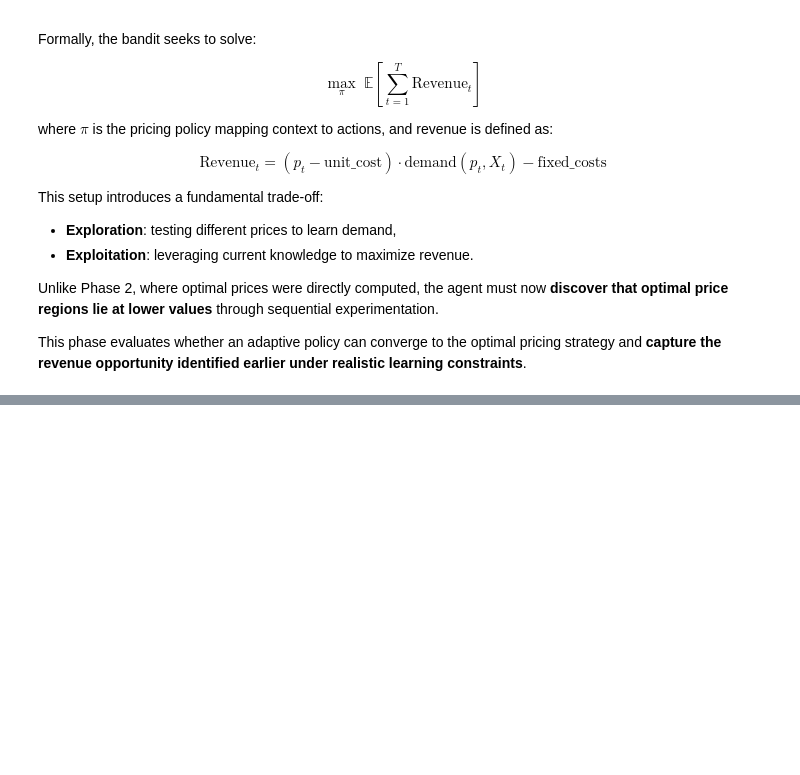
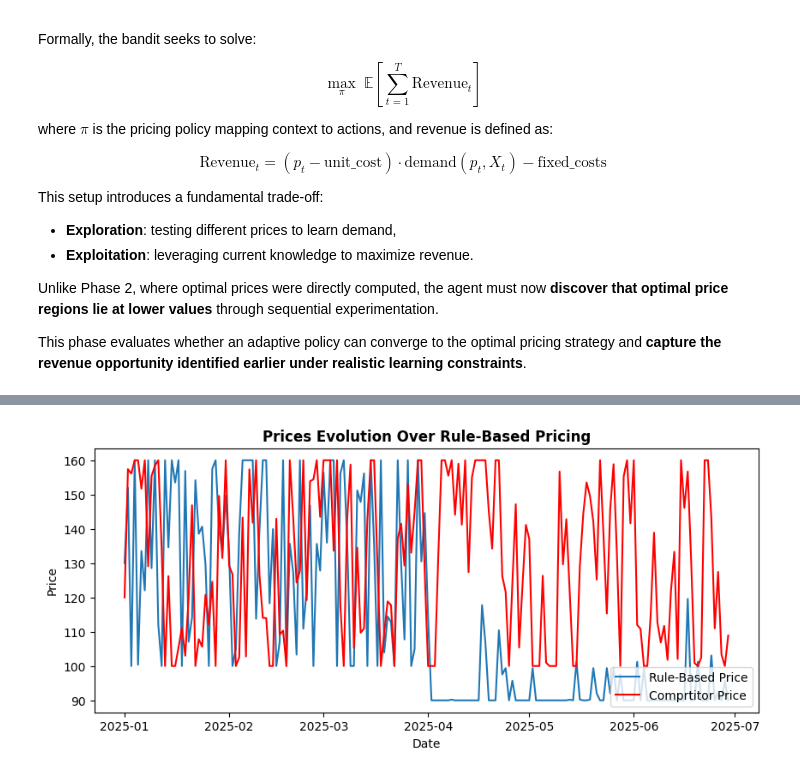
Before and after one commit to brenospires/data-science-examples, a Jupyter notebook: Pricing/2_dynamic_pricing_with_rl/phase_3.ipynb, the cells around one changed output, grey strips where cells are left out. Cells and saved outputs as stored; diff of their text form; code cells hidden in the pictures; blank space fills up the shorter version.

Commit message:
finished contextual bandits

```diff
--- a/Pricing/2_dynamic_pricing_with_rl/phase_3.ipynb
+++ b/Pricing/2_dynamic_pricing_with_rl/phase_3.ipynb
@@ -49,0 +44,7 @@ price_grid = np.linspace(60, 160, 50)
+# %%
+df = pd.read_csv("data/phase_0.csv", parse_dates=["date"])
+df = df[df["realized_demand"] > 0].copy()
+df = df.dropna().reset_index(drop=True)
+
+print(df.shape)
+df.head()
@@ -49,0 +63,12 @@ price_grid = np.linspace(60, 160, 50)
+# %%
+price_grid = np.linspace(70, 160, 50)
+
+priors = MarketPriors()
+scaler = FeatureScaler()
+agent = LinearThompson(n_features=15, v=3.0)
+
+bandit_policy = BanditPolicy(agent, price_grid, scaler)
+df_all = simulate(90, bandit_policy, priors, start_df=df)
+
+print(df_all.shape)
+df_all.tail()
@@ -49,0 +83,12 @@ price_grid = np.linspace(60, 160, 50)
+# %%
+fig, ax = plt.subplots(figsize=(10, 4))
+plt.plot(df_all["date"], df_all["price_agent"], label="Rule-Based Price")
+plt.plot(df_all["date"], df_all["price_competitor"], label="Comprtitor Price", color="red")
+
+plt.legend(loc="lower right")
+ax.set_xlabel("Date")
+ax.set_ylabel("Price")
+plt.title("Prices Evolution Over Rule-Based Pricing", fontweight="bold")
+plt.show()
+# %% [output]
+[figure, added]
```
Also changed, not shown: parts of 9 cells of this notebook, 3 other files.
